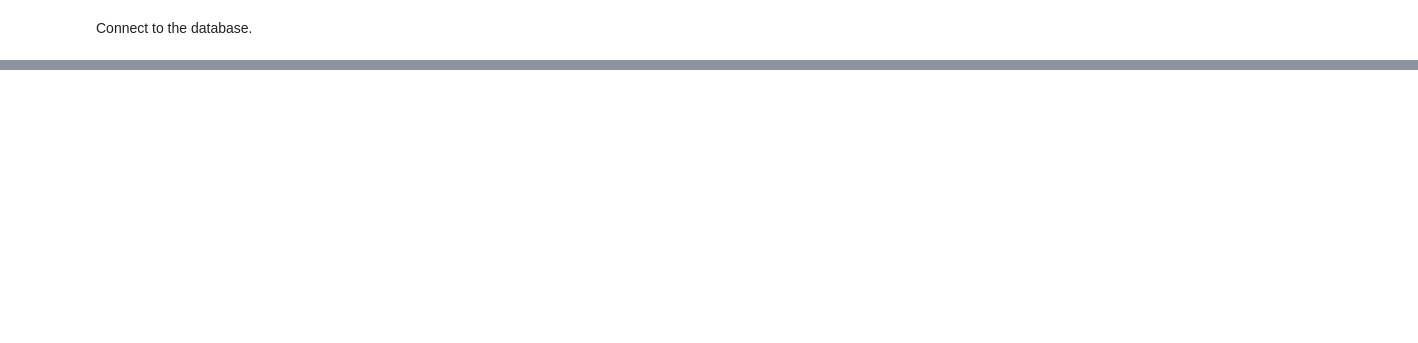
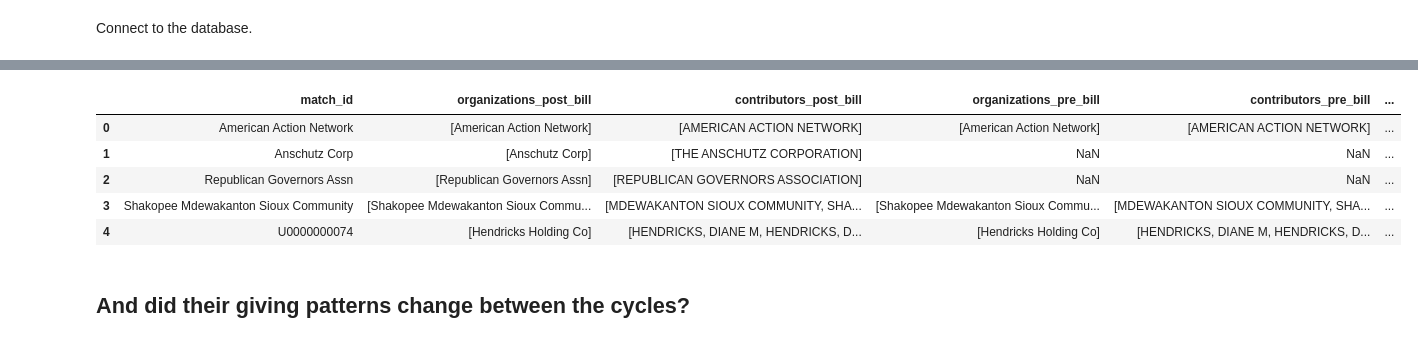
Before and after one commit to PublicI/tax-bill-contribs, a Jupyter notebook: tax-bill-analysis.ipynb, the cells around one changed output, grey strips where cells are left out. Drawn from its saved outputs; the diff is of its cells as text; code cells hidden in the pictures; blank space fills up the shorter version.

```diff
--- a/tax-bill-analysis.ipynb
+++ b/tax-bill-analysis.ipynb
@@ -584,0 +387,3 @@ gave_more_recipients[gave_more_recipients["post_introduction_change"] > 0].sort_
+# %%
+post_bill_donors_13 = post_bill_contributions_13.groupby(["match_id"]).agg({"organizations": max, "contributors": max, "total": sum}).reset_index()
+post_bill_donors_13.info()
@@ -584,0 +503,3 @@ gave_more_recipients[gave_more_recipients["post_introduction_change"] > 0].sort_
+# %%
+pre_bill_donors_13 = pre_bill_contributions_13.groupby(["match_id"]).agg({"organizations": max, "contributors": max, "total": sum}).reset_index()
+pre_bill_donors_13.info()
@@ -584,0 +524,5 @@ gave_more_recipients[gave_more_recipients["post_introduction_change"] > 0].sort_
+# %%
+donors_13 = post_bill_donors_13.merge(pre_bill_donors_13, how="outer", on="match_id", suffixes=["_post_bill", "_pre_bill"])
+donors_13["total_pre_bill"].fillna(0, inplace=True)
+donors_13["total_post_bill"].fillna(0, inplace=True)
+donors_13.info()
@@ -584,0 +542,18 @@ gave_more_recipients[gave_more_recipients["post_introduction_change"] > 0].sort_
+# %%
+donors_13["pct_post_bill"] = donors_13["total_post_bill"] / (donors_13["total_pre_bill"] + donors_13["total_post_bill"])
+donors_13["pct_pre_bill"] = donors_13["total_pre_bill"] / (donors_13["total_pre_bill"] + donors_13["total_post_bill"])
+donors_13["change"] = donors_13["total_post_bill"] - donors_13["total_pre_bill"]
+donors_13["pct_change"] = (donors_13["total_post_bill"] - donors_13["total_pre_bill"]) / donors_13["total_pre_bill"].abs()
+donors_13 = donors_13[["match_id", "organizations_post_bill", "contributors_post_bill",
+                       "organizations_pre_bill", "contributors_pre_bill", "total_post_bill",
+                       "total_pre_bill", "pct_post_bill", "pct_pre_bill", "change", "pct_change"]]
+donors_13.head()
+# %% [output]
+|  | match_id | organizations_post_bill | contributors_post_bill | organizations_pre_bill | contributors_pre_bill | ... |
+| 0 | American Action Network | [American Action Network] | [AMERICAN ACTION NETWORK] | [American Action Network] | [AMERICAN ACTION NETWORK] | ... |
+| 1 | Anschutz Corp | [Anschutz Corp] | [THE ANSCHUTZ CORPORATION] | NaN | NaN | ... |
+| 2 | Republican Governors Assn | [Republican Governors Assn] | [REPUBLICAN GOVERNORS ASSOCIATION] | NaN | NaN | ... |
+| 3 | Shakopee Mdewakanton Sioux Community | [Shakopee Mdewakanton Sioux Commu... | [MDEWAKANTON SIOUX COMMUNITY, SHA... | [Shakopee Mdewakanton Sioux Commu... | [MDEWAKANTON SIOUX COMMUNITY, SHA... | ... |
+| 4 | U0000000074 | [Hendricks Holding Co] | [HENDRICKS, DIANE M, HENDRICKS, D... | [Hendricks Holding Co] | [HENDRICKS, DIANE M, HENDRICKS, D... | ... |
+# %% [markdown]
+## And did their giving patterns change between the cycles?
```
Also changed, not shown: parts of 105 cells of this notebook.
